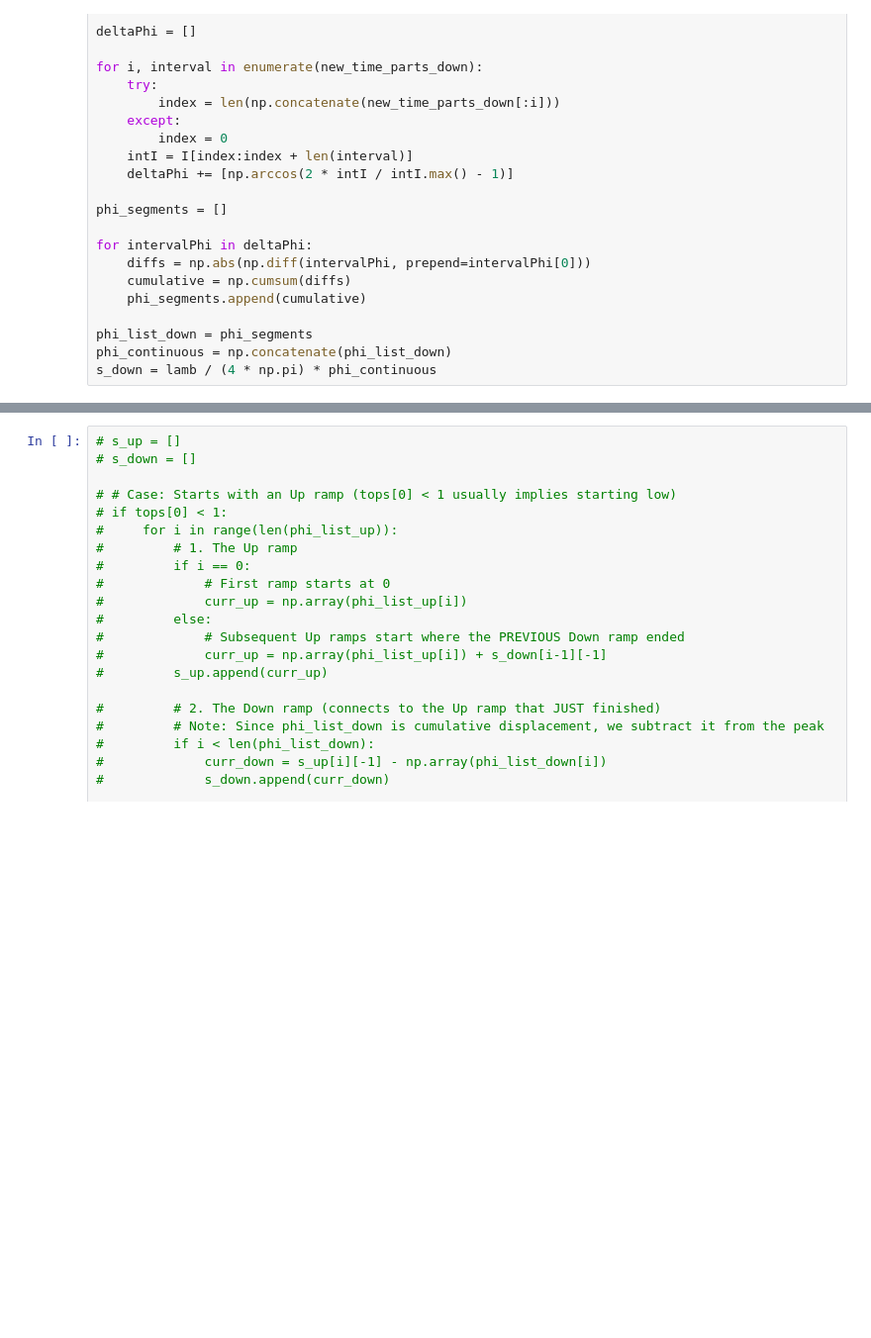
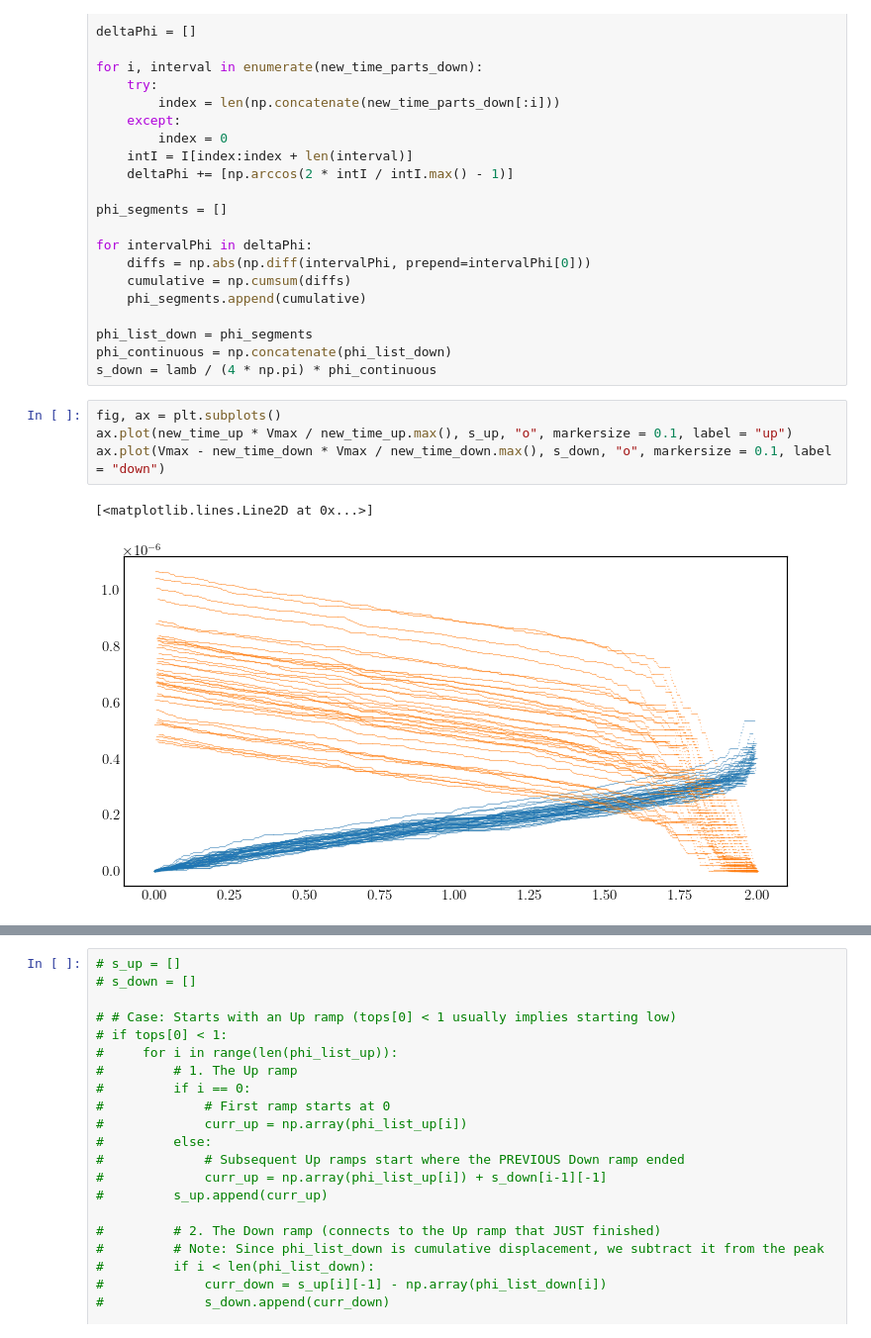
Before and after one commit to Emiliuhre/Labgruppe-Eksperimentiel-Fysik-2, a Jupyter notebook: Exercise 2/Databehandling/Databehandling.ipynb, the cells around one changed output, grey strips where cells are left out. Shown at 99% size. Saved outputs shown, nothing was run; the diff lists cells and outputs as text; blank space fills up the shorter version.

```diff
--- a/Exercise 2/Databehandling/Databehandling.ipynb
+++ b/Exercise 2/Databehandling/Databehandling.ipynb
@@ -242,6 +244,13 @@ for intervalPhi in deltaPhi:
 phi_list_down = phi_segments
 phi_continuous = np.concatenate(phi_list_down)
 s_down = lamb / (4 * np.pi) * phi_continuous
+# %%
+fig, ax = plt.subplots()
+ax.plot(new_time_up * Vmax / new_time_up.max(), s_up, "o", markersize = 0.1, label = "up")
+ax.plot(Vmax - new_time_down * Vmax / new_time_down.max(), s_down, "o", markersize = 0.1, label = "down")
+# %% [output]
+[<matplotlib.lines.Line2D at 0x...>]
+[figure, added]
 # %%
 up_fit = np.polyfit(V_up,s_up, 3)
 down_fit = np.polyfit(V_down,s_down, 3)
```
Also changed, not shown: parts of 6 cells of this notebook, 1 other file.
